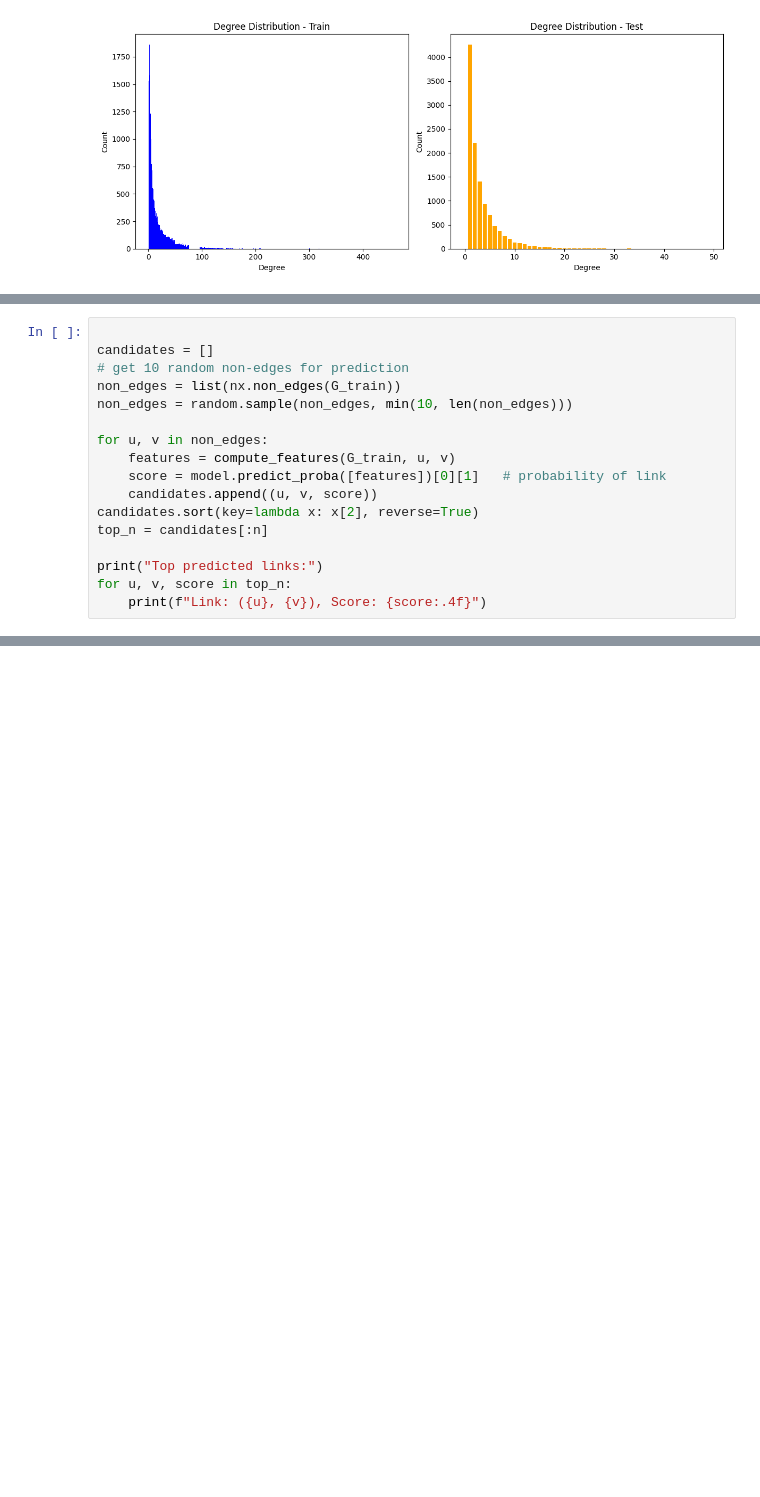
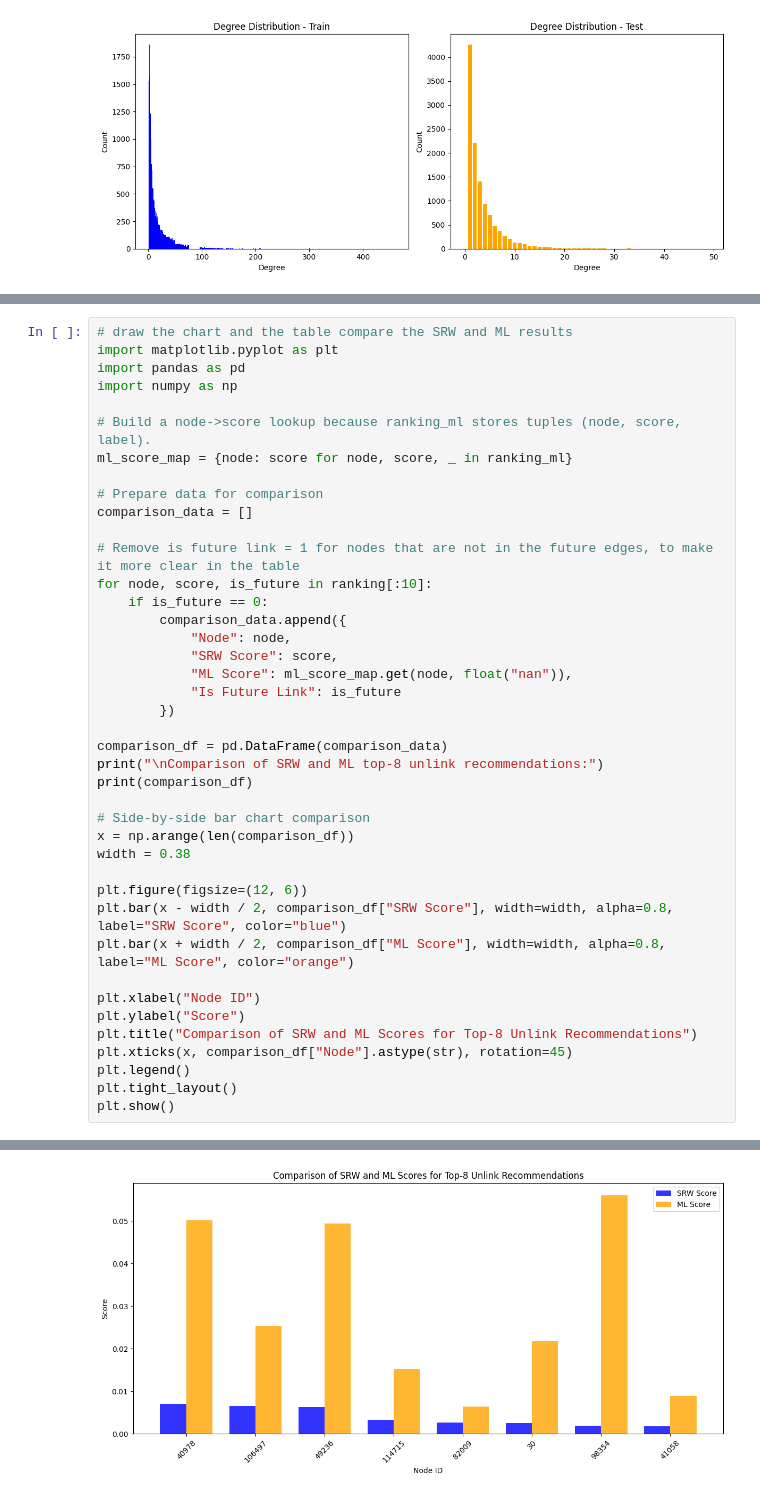
Before and after one commit to alex-nguyen97/Social-and-information-network-project, a Jupyter notebook: A3_25608100.ipynb, the cells around one changed output, grey strips where cells are left out. Drawn from its saved outputs; the diff is of its cells as text; blank space fills up the shorter version.

Commit message:
Update comparison with SRW

```diff
--- a/A3_25608100.ipynb
+++ b/A3_25608100.ipynb
@@ -278,17 +181,0 @@ Number of future edges (n): 19667
-# %%
-
-candidates = []
-# get 10 random non-edges for prediction
-non_edges = list(nx.non_edges(G_train))
-non_edges = random.sample(non_edges, min(10, len(non_edges)))
-
-for u, v in non_edges:
-    features = compute_features(G_train, u, v)
-    score = model.predict_proba([features])[0][1]   # probability of link
-    candidates.append((u, v, score))
-candidates.sort(key=lambda x: x[2], reverse=True)
-top_n = candidates[:n]
-
-print("Top predicted links:")
-for u, v, score in top_n:
-    print(f"Link: ({u}, {v}), Score: {score:.4f}")
@@ -525,0 +681,42 @@ GNN Test ROC-AUC: 0.722618285470546
+# %%
+# draw the chart and the table compare the SRW and ML results
+import matplotlib.pyplot as plt
+import pandas as pd
+import numpy as np
+
+# Build a node->score lookup because ranking_ml stores tuples (node, score, label).
+ml_score_map = {node: score for node, score, _ in ranking_ml}
+
+# Prepare data for comparison
+comparison_data = []
+
+# Remove is future link = 1 for nodes that are not in the future edges, to make it more clear in the table
+for node, score, is_future in ranking[:10]:
+    if is_future == 0:
+        comparison_data.append({
+            "Node": node,
+            "SRW Score": score,
+            "ML Score": ml_score_map.get(node, float("nan")),
+            "Is Future Link": is_future
+        })
+
+comparison_df = pd.DataFrame(comparison_data)
+print("\nComparison of SRW and ML top-8 unlink recommendations:")
+print(comparison_df)
+
+# Side-by-side bar chart comparison
+x = np.arange(len(comparison_df))
+width = 0.38
+
+plt.figure(figsize=(12, 6))
+plt.bar(x - width / 2, comparison_df["SRW Score"], width=width, alpha=0.8, label="SRW Score", color="blue")
+plt.bar(x + width / 2, comparison_df["ML Score"], width=width, alpha=0.8, label="ML Score", color="orange")
+
+plt.xlabel("Node ID")
+plt.ylabel("Score")
+plt.title("Comparison of SRW and ML Scores for Top-8 Unlink Recommendations")
+plt.xticks(x, comparison_df["Node"].astype(str), rotation=45)
+plt.legend()
+plt.tight_layout()
+plt.show()
+# %% [output]
@@ -525,0 +733 @@ GNN Test ROC-AUC: 0.722618285470546
+[figure, added]
```
Also changed, not shown: parts of 17 cells of this notebook, 2 other files.
